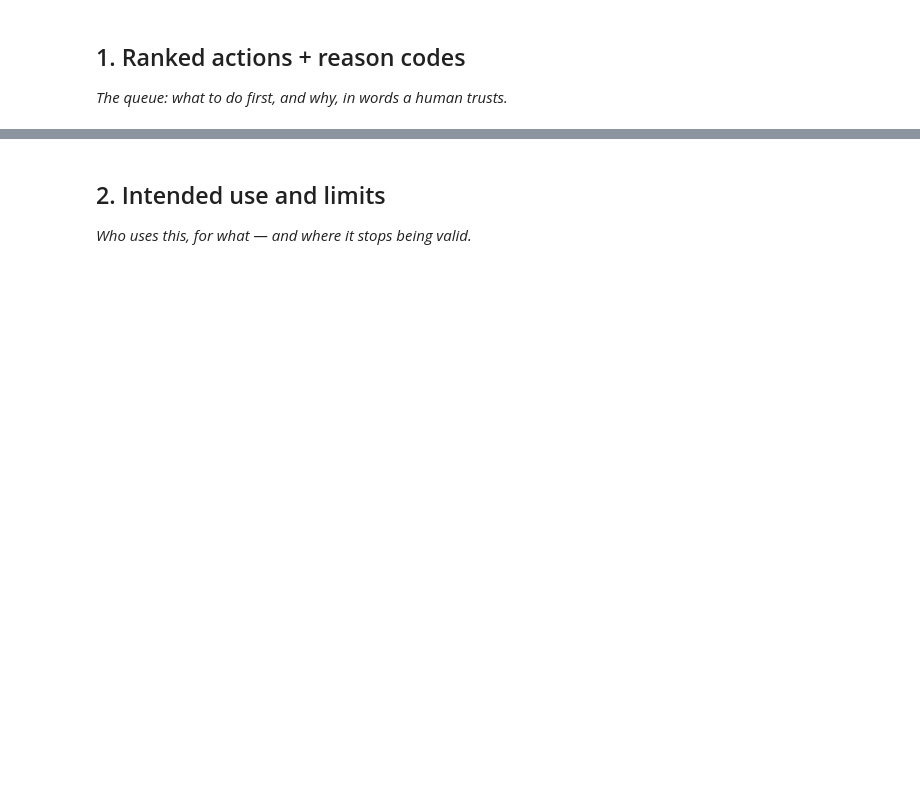
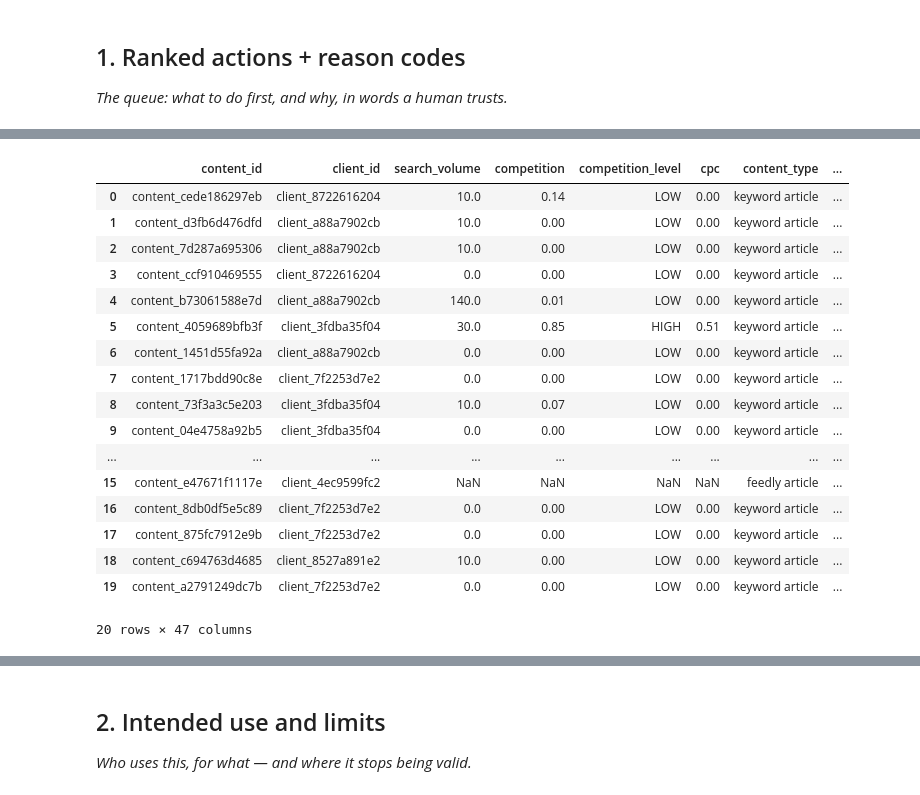
Before and after one commit to 24f2001824/ml-flyrank, a Jupyter notebook: work/notebooks/w07_action_playbook.ipynb, the cells around one changed output, grey strips where cells are left out. Cells and saved outputs as stored; diff of their text form; code cells hidden in the pictures; blank space fills up the shorter version.

```diff
--- a/work/notebooks/w07_action_playbook.ipynb
+++ b/work/notebooks/w07_action_playbook.ipynb
@@ -15,0 +138,32 @@ This skeleton is yours to fill. Work the sections **in order** — each one has
+# %%
+queue = df.copy()
+
+queue["model_score"] = pipeline.predict_proba(X)[:, 1]
+
+queue = queue.sort_values(
+    "model_score",
+    ascending=False
+).reset_index(drop=True)
+
+queue["rank"] = range(1, len(queue) + 1)
+
+queue.head(20)
+# %% [output]
+|  | content_id | client_id | search_volume | competition | competition_level | cpc | content_type | ... |
+| 0 | content_cede186297eb | client_8722616204 | 10.0 | 0.14 | LOW | 0.00 | keyword article | ... |
+| 1 | content_d3fb6d476dfd | client_a88a7902cb | 10.0 | 0.00 | LOW | 0.00 | keyword article | ... |
+| 2 | content_7d287a695306 | client_a88a7902cb | 10.0 | 0.00 | LOW | 0.00 | keyword article | ... |
+| 3 | content_ccf910469555 | client_8722616204 | 0.0 | 0.00 | LOW | 0.00 | keyword article | ... |
+| 4 | content_b73061588e7d | client_a88a7902cb | 140.0 | 0.01 | LOW | 0.00 | keyword article | ... |
+| 5 | content_4059689bfb3f | client_3fdba35f04 | 30.0 | 0.85 | HIGH | 0.51 | keyword article | ... |
+| 6 | content_1451d55fa92a | client_a88a7902cb | 0.0 | 0.00 | LOW | 0.00 | keyword article | ... |
+| 7 | content_1717bdd90c8e | client_7f2253d7e2 | 0.0 | 0.00 | LOW | 0.00 | keyword article | ... |
+| 8 | content_73f3a3c5e203 | client_3fdba35f04 | 10.0 | 0.07 | LOW | 0.00 | keyword article | ... |
+| 9 | content_04e4758a92b5 | client_3fdba35f04 | 0.0 | 0.00 | LOW | 0.00 | keyword article | ... |
+| ... | ... | ... | ... | ... | ... | ... | ... | ... |
+| 15 | content_e47671f1117e | client_4ec9599fc2 | NaN | NaN | NaN | NaN | feedly article | ... |
+| 16 | content_8db0df5e5c89 | client_7f2253d7e2 | 0.0 | 0.00 | LOW | 0.00 | keyword article | ... |
+| 17 | content_875fc7912e9b | client_7f2253d7e2 | 0.0 | 0.00 | LOW | 0.00 | keyword article | ... |
+| 18 | content_c694763d4685 | client_8527a891e2 | 10.0 | 0.00 | LOW | 0.00 | keyword article | ... |
+| 19 | content_a2791249dc7b | client_7f2253d7e2 | 0.0 | 0.00 | LOW | 0.00 | keyword article | ... |
+20 rows × 47 columns
```
Also changed, not shown: parts of 11 cells of this notebook.
